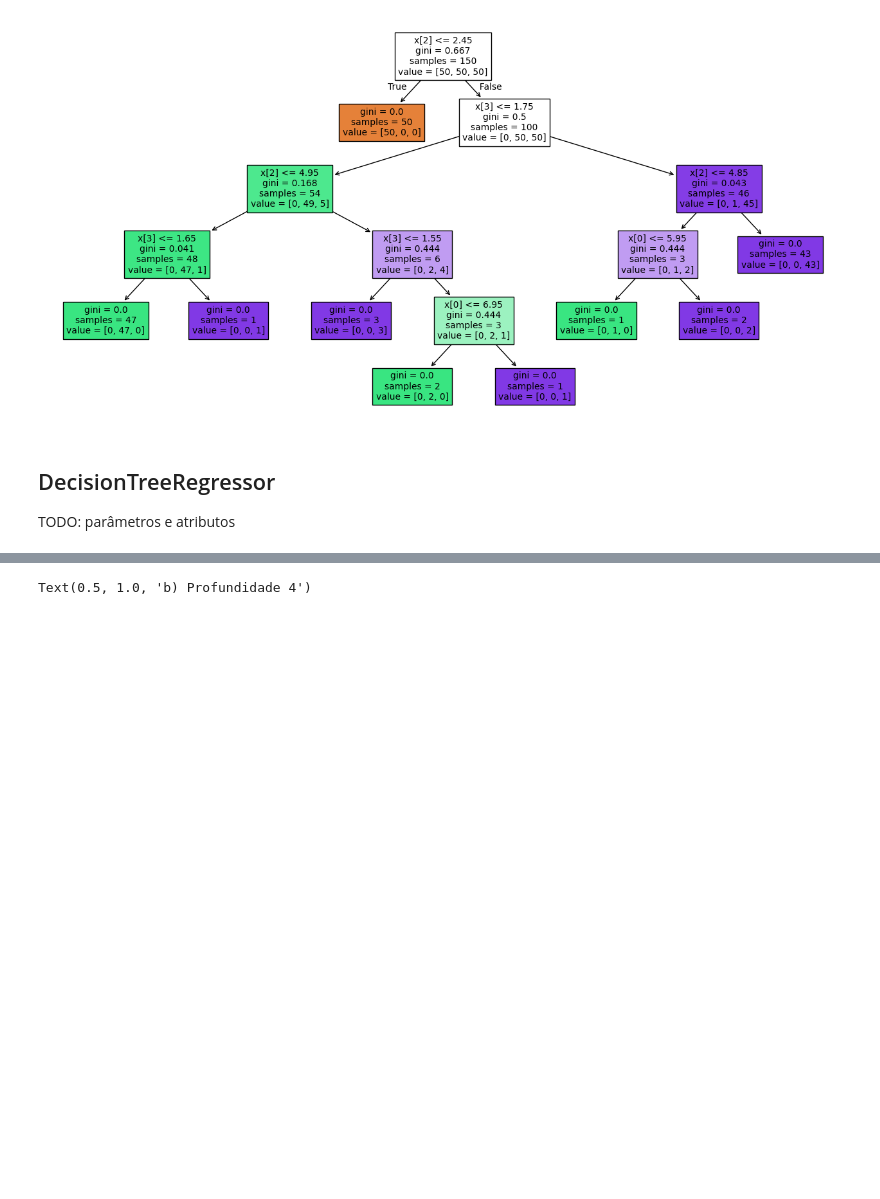
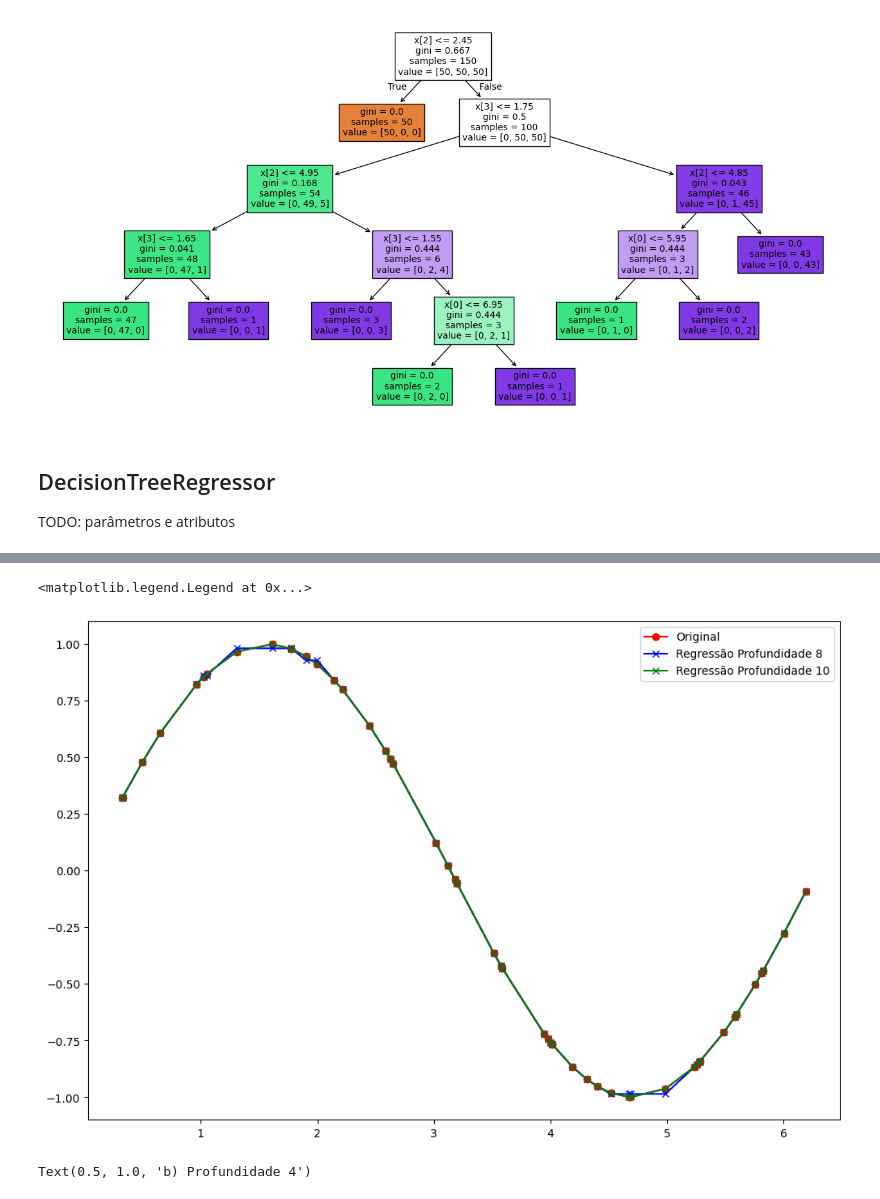
Before and after one commit to EvandroJRSilva/UniML, a Jupyter notebook: src/aula07/aula07.ipynb, the cells around one changed output, grey strips where cells are left out. Saved outputs shown, nothing was run; the diff lists cells and outputs as text; code cells hidden in the pictures; blank space fills up the shorter version.

```diff
--- a/src/aula07/latex/aula07.ipynb
+++ b/src/aula07/aula07.ipynb
@@ -147,3 +162,12 @@ plt.legend()
+# %%
+fig, ax = plt.subplots(figsize=(12,8))
+plt.plot(XR, yR, 'ro-', label='Original')
+plt.plot(XR, yR8_prevs, 'bx-', label='Regressão Profundidade 8')
+plt.plot(XR, yR10_prevs, 'gx-', label='Regressão Profundidade 10')
+plt.legend()
+# %% [output]
+<matplotlib.legend.Legend at 0x...>
+[figure, added]
 # %%
 fig, ax = plt.subplots(2, 1, figsize=(16, 10))
 arvoreR2 = sklearn.tree.plot_tree(modeloR2, fontsize=8, filled=True, ax=ax[0])
```
Also changed, not shown: parts of 6 cells of this notebook, 8 other files.
